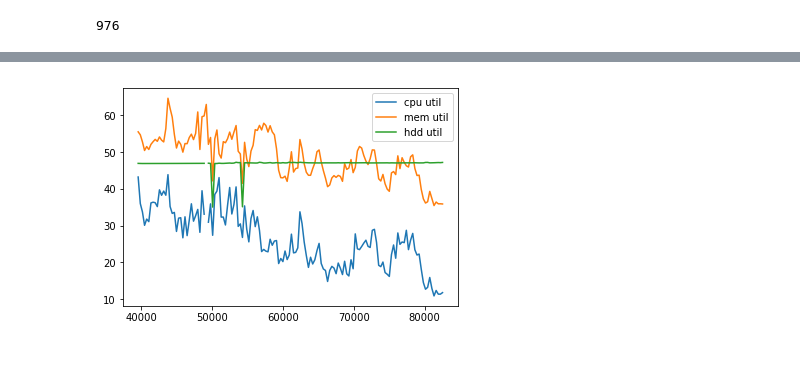
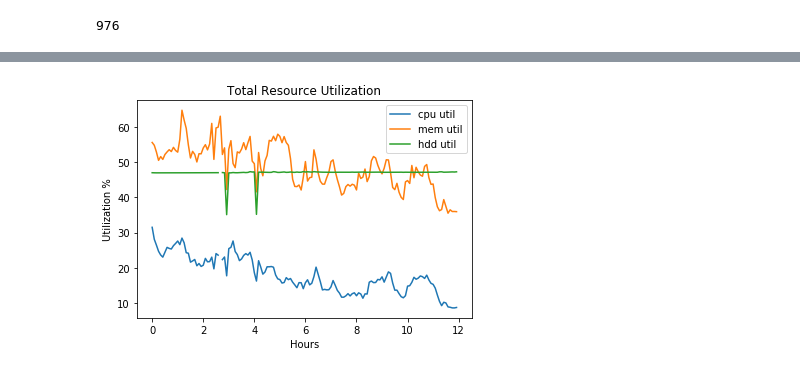
Before and after one commit to codestar12/gc_project, a Jupyter notebook: note_books/Machine Utilization.ipynb, the cells around one changed output, grey strips where cells are left out. Cells and saved outputs as stored; diff of their text form; code cells hidden in the pictures.

Commit message:
saved figure

```diff
--- a/note_books/Machine Utilization.ipynb
+++ b/note_books/Machine Utilization.ipynb
@@ -60,7 +52,7 @@ timestamps = np.sort((list(set(df.timestamp))))
 # %%
 cpu_utilization_sum = {}
 for ts in timestamps:
-    cpu_utilization_sum[ts] = sum(df[df.timestamp == ts].util_CPU)
+    cpu_utilization_sum[ts] = sum(df[df.timestamp == ts].load5)
 # %%
 mem_utilization_sum = {}
 for ts in timestamps:
@@ -72,25 +64,32 @@ for ts in timestamps:
 # %%
 import matplotlib.pylab as plt
 
 lists = sorted(cpu_utilization_sum.items()) # sorted by key, return a list of tuples
 
 x, y = zip(*lists) # unpack a list of pairs into two tuples
 cpu = [z/1310 for z in y]
+hour = [(z- timestamps[0])/3600  for z in x]
 
-plt.plot(x, cpu, label="cpu util")
+plt.plot(hour, cpu, label="cpu util")
 lists = sorted(mem_utilization_sum.items()) # sorted by key, return a list of tuples
 
 x, y = zip(*lists) # unpack a list of pairs into two tuples
+#minute = [z/300 for z in x]
 mem = [z/1310 for z in y]
 
-plt.plot(x, mem, label="mem util")
+plt.plot(hour, mem, label="mem util")
 
 lists = sorted(disk_utilization_sum.items()) # sorted by key, return a list of tuples
 
 x, y = zip(*lists) # unpack a list of pairs into two tuples
 hdd = [z/1310 for z in y]
-plt.plot(x, hdd, label="hdd util")
+#minute = [z/300 for z in x]
+plt.plot(hour, hdd, label="hdd util")
 plt.legend()
+plt.title("Total Resource Utilization")
+plt.ylabel("Utilization %")
+plt.xlabel("Hours")
+plt.savefig("../figures/resource_utilization.png", dpi=300)
 plt.show()
 # %% [output]
-[figure, old version]
+[figure, new version]
```
Also changed, not shown: parts of 4 cells of this notebook, 1 other file.
